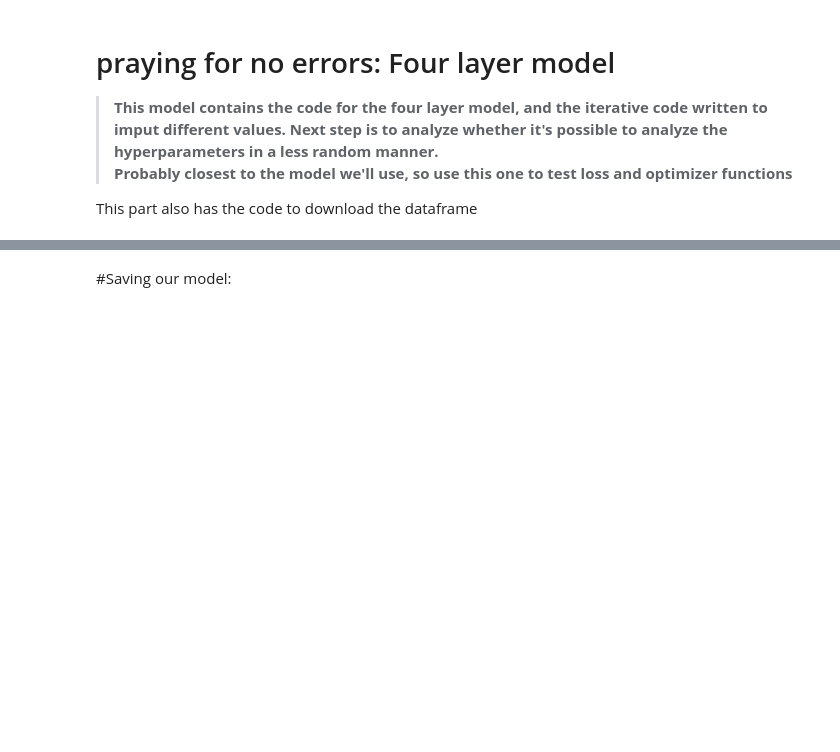
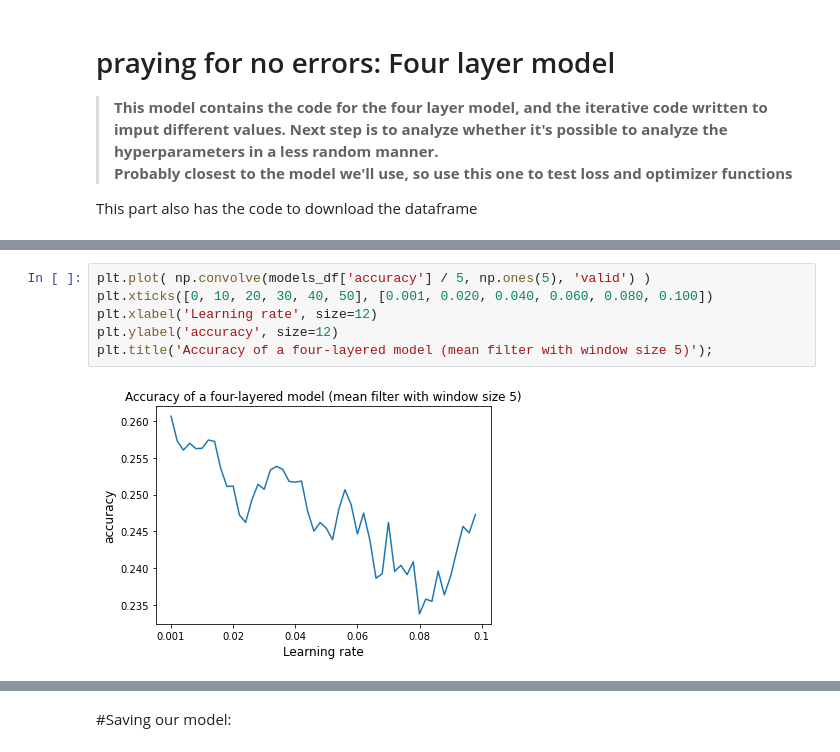
Before and after one commit to AdminMas7er/JBG040-DC1-Group-14, a Jupyter notebook: Data_Challenge_1_Group_14_Test.ipynb, the cells around one changed output, grey strips where cells are left out. Drawn from its saved outputs; the diff is of its cells as text; blank space fills up the shorter version.

```diff
--- a/Data_Challenge_1_Group_14_Test.ipynb
+++ b/Data_Challenge_1_Group_14_Test.ipynb
@@ -1149,0 +1122,8 @@ models_df[ models_df['min predictions nr'] >0  ]
+# %%
+plt.plot( np.convolve(models_df['accuracy'] / 5, np.ones(5), 'valid') )
+plt.xticks([0, 10, 20, 30, 40, 50], [0.001, 0.020, 0.040, 0.060, 0.080, 0.100])
+plt.xlabel('Learning rate', size=12)
+plt.ylabel('accuracy', size=12)
+plt.title('Accuracy of a four-layered model (mean filter with window size 5)');
+# %% [output]
+[figure, added]
```
Also changed, not shown: parts of 7 cells of this notebook.
